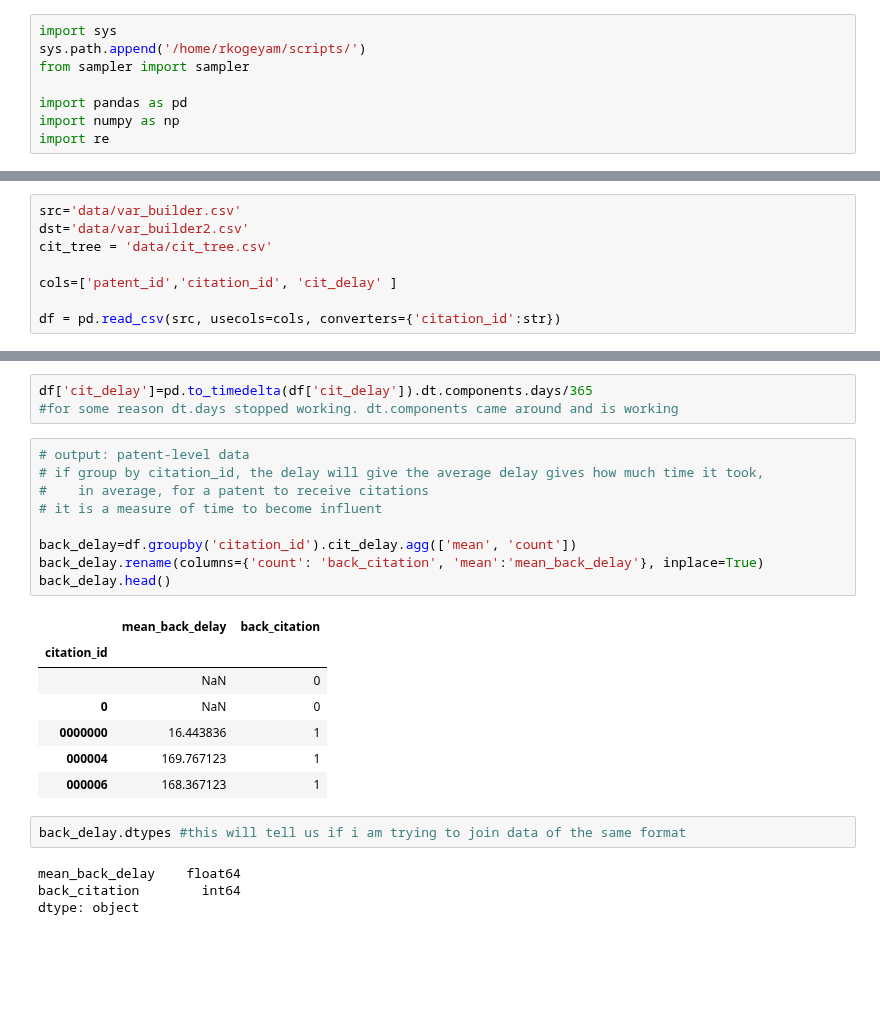
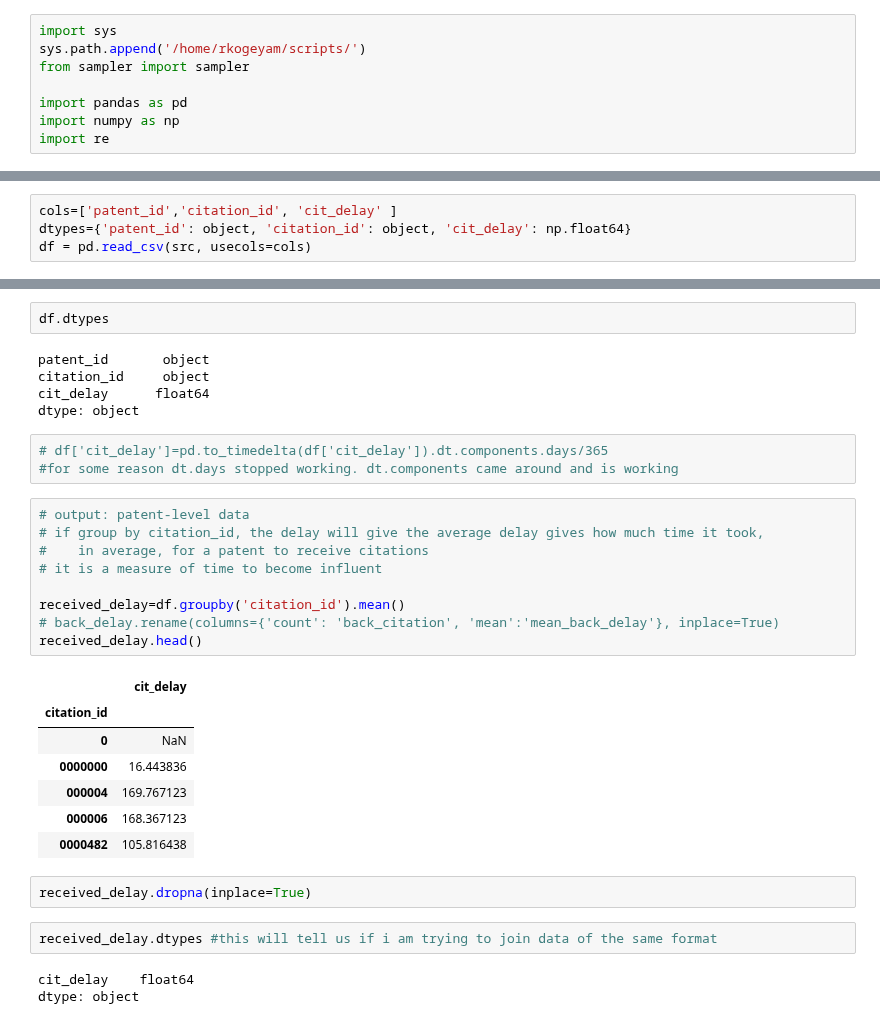
Before and after one commit to rsdias/patent_analysis, a Jupyter notebook: cit_delay.ipynb, the cells around one changed output, grey strips where cells are left out. Saved outputs shown, nothing was run; the diff lists cells and outputs as text; blank space fills up the shorter version.

```diff
--- a/cit_delay.ipynb
+++ b/cit_delay.ipynb
@@ -24,8 +26,4 @@ cit_tree = 'data/cit_tree.csv'
-# %%
-src='data/var_builder.csv'
-dst='data/var_builder2.csv'
-cit_tree = 'data/cit_tree.csv'
-
-cols=['patent_id','citation_id', 'cit_delay' ]
-
-df = pd.read_csv(src, usecols=cols, converters={'citation_id':str})
+# %%
+cols=['patent_id','citation_id', 'cit_delay' ]
+dtypes={'patent_id': object, 'citation_id': object, 'cit_delay': np.float64}
+df = pd.read_csv(src, usecols=cols)
@@ -32,26 +41,34 @@ df = pd.read_csv(src, usecols=cols, converters={'citation_id':str})
+# %%
+df.dtypes
+# %% [output]
+patent_id       object
+citation_id     object
+cit_delay      float64
+dtype: object
 # %%
-df['cit_delay']=pd.to_timedelta(df['cit_delay']).dt.components.days/365
+# df['cit_delay']=pd.to_timedelta(df['cit_delay']).dt.components.days/365
 #for some reason dt.days stopped working. dt.components came around and is working
 # %%
 # output: patent-level data
 # if group by citation_id, the delay will give the average delay gives how much time it took,
 #    in average, for a patent to receive citations
 # it is a measure of time to become influent
 
-back_delay=df.groupby('citation_id').cit_delay.agg(['mean', 'count'])
-back_delay.rename(columns={'count': 'back_citation', 'mean':'mean_back_delay'}, inplace=True)
-back_delay.head()
+received_delay=df.groupby('citation_id').mean()
+# back_delay.rename(columns={'count': 'back_citation', 'mean':'mean_back_delay'}, inplace=True)
+received_delay.head()
 # %% [output]
-|  | mean_back_delay | back_citation |
-| citation_id |  |  |
-|  | NaN | 0 |
-| 0 | NaN | 0 |
-| 0000000 | 16.443836 | 1 |
-| 000004 | 169.767123 | 1 |
-| 000006 | 168.367123 | 1 |
+|  | cit_delay |
+| citation_id |  |
+| 0 | NaN |
+| 0000000 | 16.443836 |
+| 000004 | 169.767123 |
+| 000006 | 168.367123 |
+| 0000482 | 105.816438 |
+# %%
+received_delay.dropna(inplace=True)
 # %%
-back_delay.dtypes #this will tell us if i am trying to join data of the same format
+received_delay.dtypes #this will tell us if i am trying to join data of the same format
 # %% [output]
-mean_back_delay    float64
-back_citation        int64
+cit_delay    float64
 dtype: object
```
Also changed, not shown: parts of 18 cells of this notebook, 16 other files.
